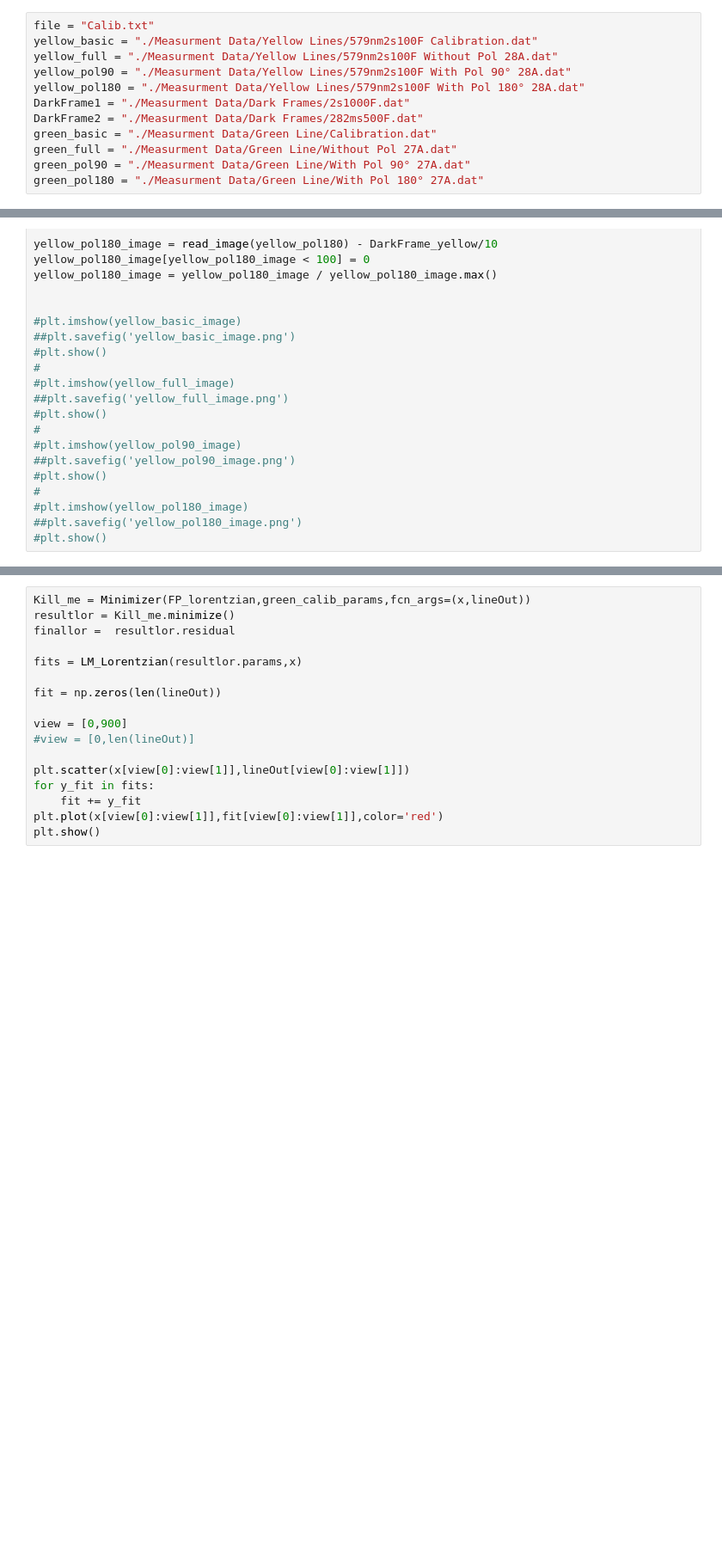
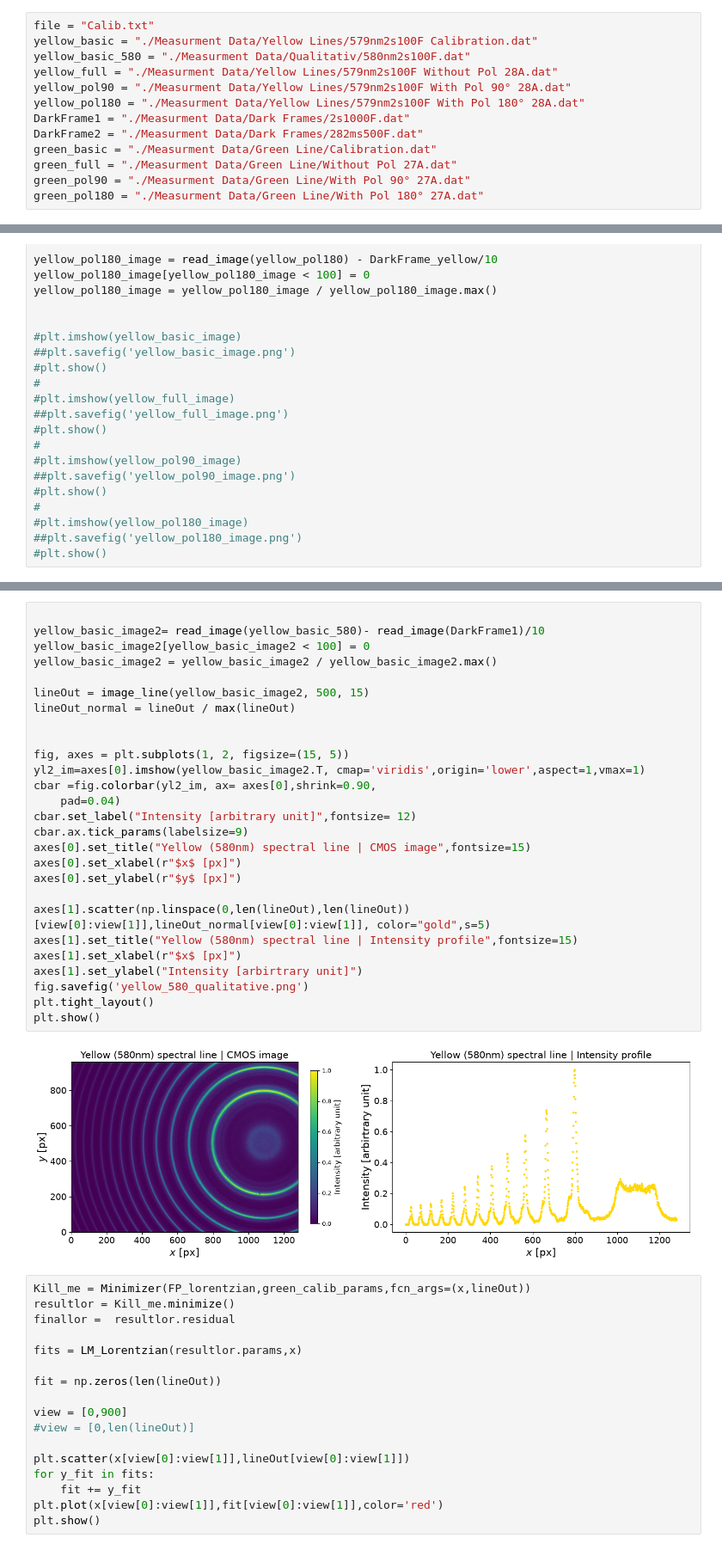
Before and after one commit to Omega3komma3/Zeeman-effect, a Jupyter notebook: Main.ipynb, the cells around one changed output, grey strips where cells are left out. Shown at 86% size. Drawn from its saved outputs; the diff is of its cells as text; blank space fills up the shorter version.

```diff
--- a/Main.ipynb
+++ b/Main.ipynb
@@ -25,6 +22,7 @@ import uncertainties
 # %%
 file = "Calib.txt"
 yellow_basic = "./Measurment Data/Yellow Lines/579nm2s100F Calibration.dat"
+yellow_basic_580 = "./Measurment Data/Qualitativ/580nm2s100F.dat"
 yellow_full = "./Measurment Data/Yellow Lines/579nm2s100F Without Pol 28A.dat"
 yellow_pol90 = "./Measurment Data/Yellow Lines/579nm2s100F With Pol 90° 28A.dat"
 yellow_pol180 = "./Measurment Data/Yellow Lines/579nm2s100F With Pol 180° 28A.dat"
@@ -370,3 +420,32 @@ NameError: name 'green_basic_image' is not defined
+# %%
+
+yellow_basic_image2= read_image(yellow_basic_580)- read_image(DarkFrame1)/10
+yellow_basic_image2[yellow_basic_image2 < 100] = 0
+yellow_basic_image2 = yellow_basic_image2 / yellow_basic_image2.max()
+
+lineOut = image_line(yellow_basic_image2, 500, 15)
+lineOut_normal = lineOut / max(lineOut)
+
+
+fig, axes = plt.subplots(1, 2, figsize=(15, 5))
+yl2_im=axes[0].imshow(yellow_basic_image2.T, cmap='viridis',origin='lower',aspect=1,vmax=1)
+cbar =fig.colorbar(yl2_im, ax= axes[0],shrink=0.90,
+    pad=0.04)
+cbar.set_label("Intensity [arbitrary unit]",fontsize= 12)
+cbar.ax.tick_params(labelsize=9)
+axes[0].set_title("Yellow (580nm) spectral line | CMOS image",fontsize=15)
+axes[0].set_xlabel(r"$x$ [px]")
+axes[0].set_ylabel(r"$y$ [px]")
+
+axes[1].scatter(np.linspace(0,len(lineOut),len(lineOut))[view[0]:view[1]],lineOut_normal[view[0]:view[1]], color="gold",s=5)
+axes[1].set_title("Yellow (580nm) spectral line | Intensity profile",fontsize=15)
+axes[1].set_xlabel(r"$x$ [px]")
+axes[1].set_ylabel("Intensity [arbirtrary unit]")
+fig.savefig('yellow_580_qualitative.png')
+plt.tight_layout()
+plt.show()
+# %% [output]
+[figure, added]
 # %%
 Kill_me = Minimizer(FP_lorentzian,green_calib_params,fcn_args=(x,lineOut))
 resultlor = Kill_me.minimize()
```
Also changed, not shown: parts of 9 cells of this notebook, 5 other files.
